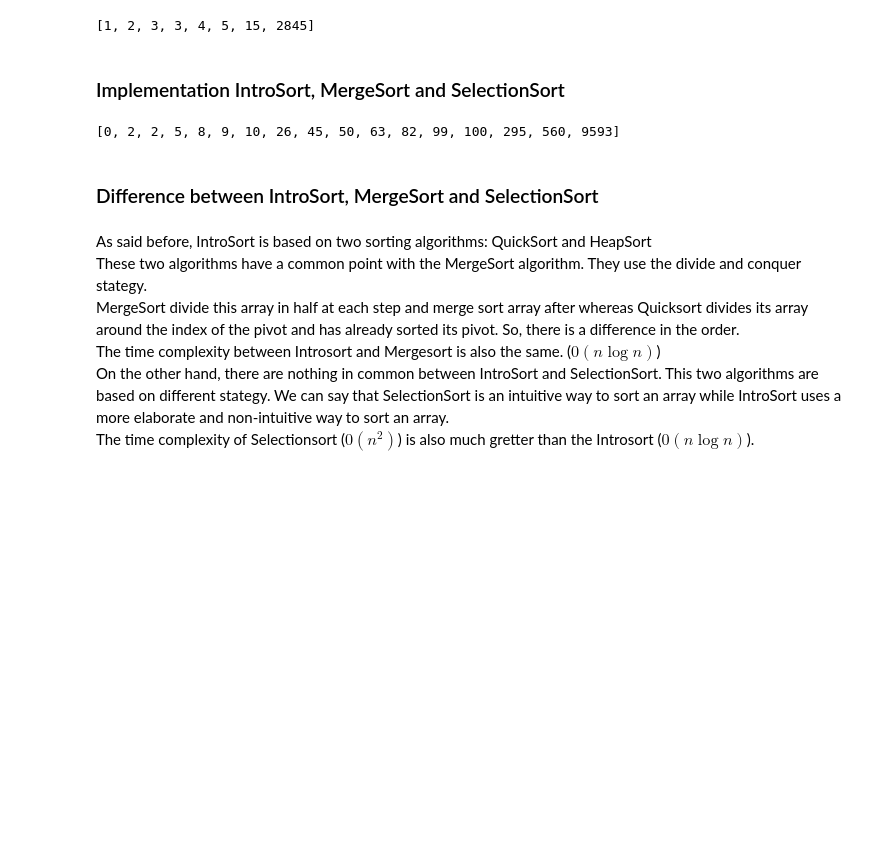
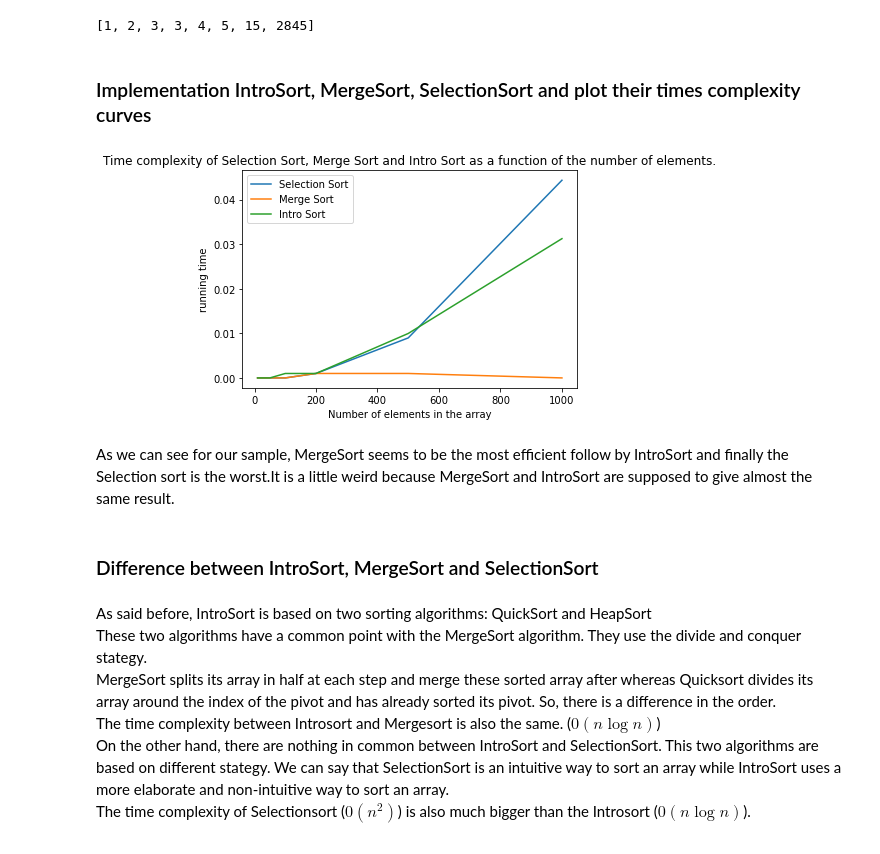
Before and after one commit to AntoinePlanche/IT41_Project, a Jupyter notebook: Sorting Algorithms.ipynb, the cells around one changed output. Drawn from its saved outputs; the diff is of its cells as text; code cells hidden in the pictures; blank space fills up the shorter version.

```diff
--- a/Sorting Algorithms.ipynb
+++ b/Sorting Algorithms.ipynb
@@ -82,19 +82,13 @@ def heapSort(tree):
 # %% [output]
 [1, 2, 3, 3, 4, 5, 15, 2845]
 # %% [markdown]
-### Implementation IntroSort, MergeSort and SelectionSort
+### Implementation IntroSort, MergeSort, SelectionSort and plot their times complexity curves
 # %%
 import math
 import random
 import time
 import matplotlib.pyplot as plt
 
-'''
-plt.plot([1,2],[1,2])
-plt.ylabel('some numbers')
-plt.show()
-
-'''
 #allow us to generate an unsorted array
 
 def createRandomUnSortedList(num, start = 1, end = 1000):
@@ -183,12 +177,18 @@ def sort(Table): #allow to compute maxDepth
 
 def mergeSort(A):
     start_time = time.time()
+    mergeSortHelper(A)
+    tableTimeMergeSort.append(time.time() - start_time)
+
+
+def mergeSortHelper(A): # we define two functions to avoid issues with the recursion and the array tableTimeMergeSort.
+
     if len(A) > 1:
         mid = len(A)//2
         B = A[:mid]
         C = A[mid:]
-        mergeSort(B)
-        mergeSort(C)
+        mergeSortHelper(B)
+        mergeSortHelper(C)
 
         #merge between two sorted array
 
@@ -212,50 +212,50 @@ def mergeSort(A):
             A[k] = C[j]
             j = j+1
             k = k+1
-    #tableTimeMergeSort.append(time.time() - start_time)
 
 #SelectionSort
 
 def selectionSort(X):
     start_time = time.time()
     for i in range(len(X)):
         min = i
         for j in range(i+1,len(X)):
             if X[j] < X[min]:
                 min = j
         if min != i:
             temp = X[i]
             X[i] = X[min]
             X[min] = temp
     tableTimeSelectionSort.append(time.time() - start_time)
     return X
 
-'''
 tableNumberOfElement = [10,50,100,200,500,1000]
 tableTimeSelectionSort = []
 tableTimeMergeSort = []
 tableTimeIntroSort = []
 for i in range(len(tableNumberOfElement)):
     T = createRandomUnSortedList(tableNumberOfElement[i])
     selectionSort(T)
     mergeSort(T)
     sort(T)
-print(T)
-print(t)
-
-'''
-
-A = [10,50,100,560,82,2,8,26,45,0,2,63,99,295,9593,5,9]
-mergeSort(A)
-print(A)
+plt.plot(tableNumberOfElement, tableTimeSelectionSort, label = "Selection Sort")
+plt.plot(tableNumberOfElement, tableTimeMergeSort, label = "Merge Sort")
+plt.plot(tableNumberOfElement, tableTimeIntroSort, label = "Intro Sort")
+plt.legend()
+plt.xlabel("Number of elements in the array")
+plt.ylabel("running time")
+plt.title("Time complexity of Selection Sort, Merge Sort and Intro Sort as a function of the number of elements.")
+plt.show()
 # %% [output]
-[0, 2, 2, 5, 8, 9, 10, 26, 45, 50, 63, 82, 99, 100, 295, 560, 9593]
+[figure, added]
+# %% [markdown]
+As we can see for our sample, MergeSort seems to be the most efficient follow by IntroSort and finally the Selection sort is the worst.It is a little weird because MergeSort and IntroSort are supposed to give almost the same result.
 # %% [markdown]
 ### Difference between IntroSort, MergeSort and SelectionSort
 # %% [markdown]
 <p>As said before, IntroSort is based on two sorting algorithms: QuickSort and HeapSort
 <br/>These two algorithms have a common point with the MergeSort algorithm. They use the divide and conquer stategy.
-<br/>MergeSort divide this array in half at each step and merge sort array after whereas Quicksort divides its array around the index of the pivot and has already sorted its pivot. So, there is a difference in the order.
+<br/>MergeSort splits its array in half at each step and merge these sorted array after whereas Quicksort divides its array around the index of the pivot and has already sorted its pivot. So, there is a difference in the order.
 <br/>The time complexity between Introsort and Mergesort is also the same. ($\mathcal{0}(n\log{}n)$)
 <br/>On the other hand, there are nothing in common between IntroSort and SelectionSort. This two algorithms are based on different stategy. We can say that SelectionSort is an intuitive way to sort an array while IntroSort uses a more elaborate and non-intuitive way to sort an array.
-<br/>The time complexity of Selectionsort ($\mathcal{0}(n^{2})$) is also much gretter than the Introsort ($\mathcal{0}(n\log{}n)$).<p>
+<br/>The time complexity of Selectionsort ($\mathcal{0}(n^{2})$) is also much bigger than the Introsort ($\mathcal{0}(n\log{}n)$).<p>
```
